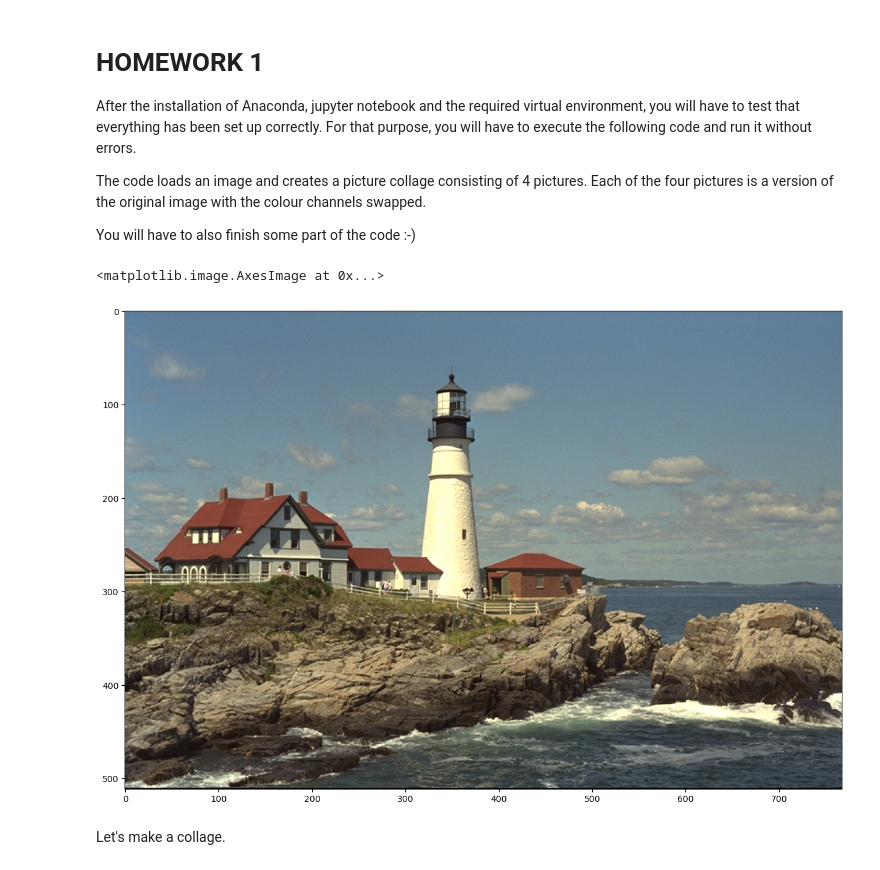
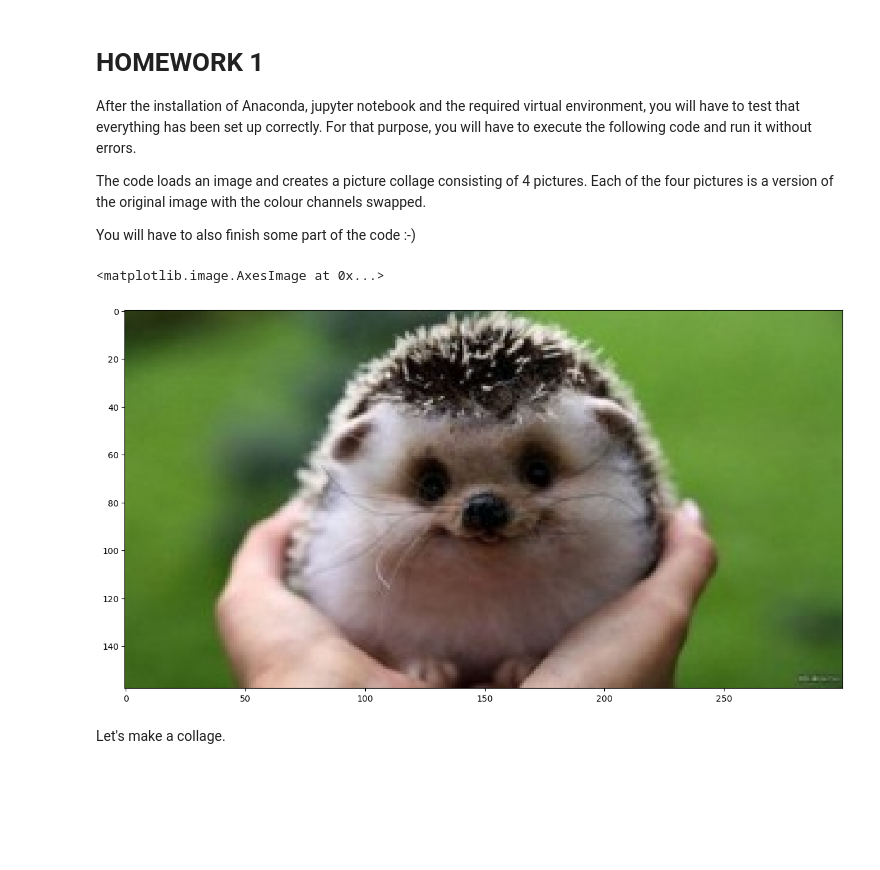
Before and after one commit to Dr-ey/lessons_Drieiev, a Jupyter notebook: lesson_1_Drieiev/homework/Homework.ipynb, the cells around one changed output. Cells and saved outputs as stored; diff of their text form; code cells hidden in the pictures; blank space fills up the shorter version.

Commit message:
Chose another image.

```diff
--- a/lesson_1_Drieiev/homework/Homework.ipynb
+++ b/lesson_1_Drieiev/homework/Homework.ipynb
@@ -13,14 +13,14 @@ from matplotlib import pyplot as plt
 plt.rcParams['figure.figsize'] = [15, 10]
 # %%
 # Load an image (you can freely chose any image you like)
-img = cv2.imread(filename='../data/kodim21.png')
+img = cv2.imread(filename='../data/0366ff8a5ea696d2d34b2dc3b90e2ebb.jpg')
 # Convert it to RGB
 img = cv2.cvtColor(src=img, code=cv2.COLOR_BGR2RGB)
 # Plot it
 plt.imshow(img)
 # %% [output]
 <matplotlib.image.AxesImage at 0x...>
-[figure, old version]
+[figure, new version]
 # %% [markdown]
 Let's make a collage.
 # %%
```
Also changed, not shown: parts of 1 cell of this notebook, 1 other file.
